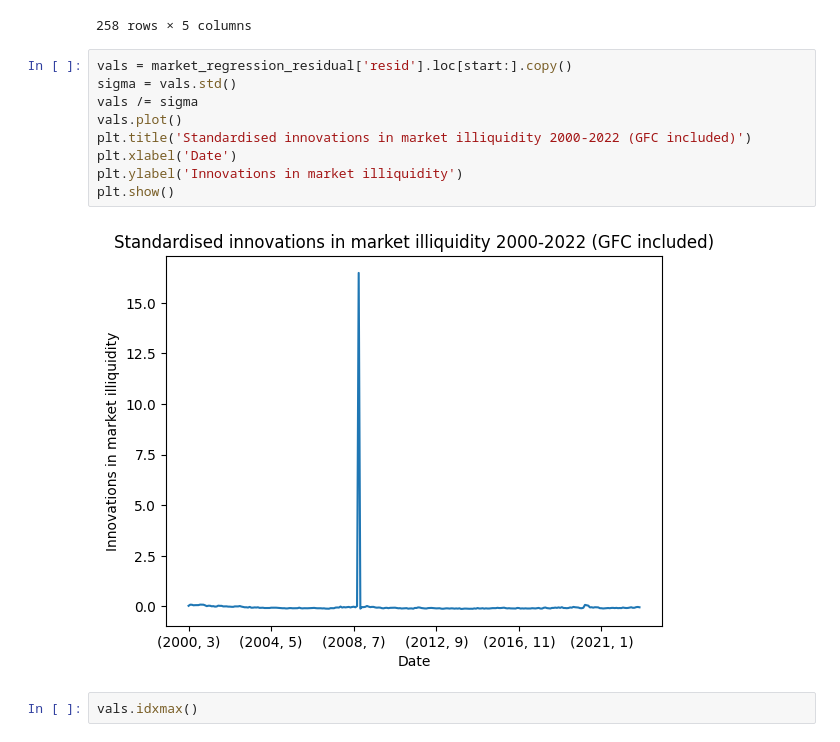
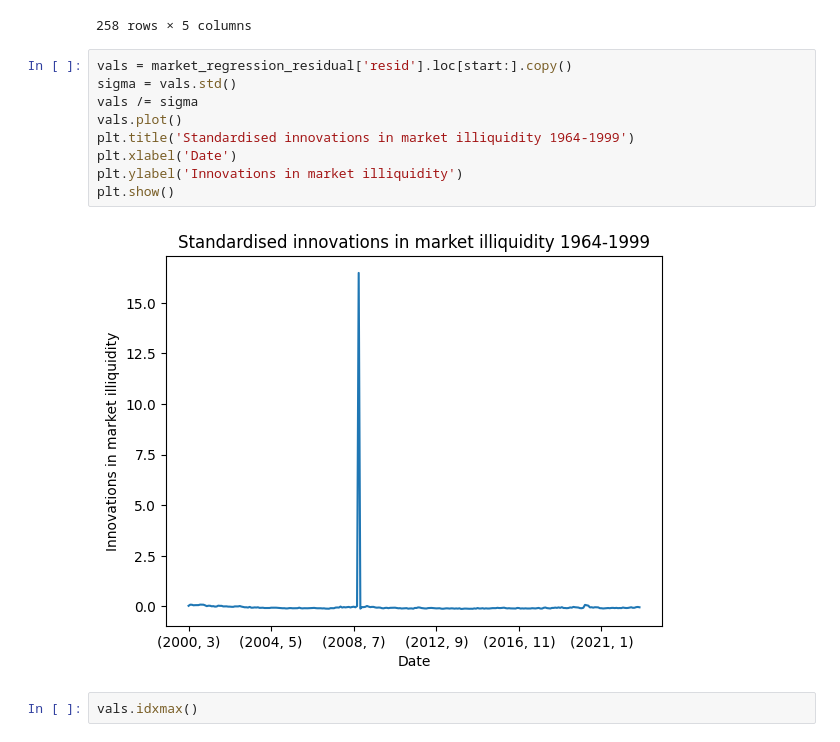
Before and after one commit to JMCG22/pm_cw, a Jupyter notebook: Data_combined_new_data.ipynb, the cells around one changed output. Cells and saved outputs as stored; diff of their text form.

```diff
--- a/Data_combined_new_data.ipynb
+++ b/Data_combined_new_data.ipynb
@@ -465,14 +465,14 @@ market_regression_residual[16:]
 # %%
 vals = market_regression_residual['resid'].loc[start:].copy()
 sigma = vals.std()
 vals /= sigma
 vals.plot()
-plt.title('Standardised innovations in market illiquidity 2000-2022 (GFC included)')
+plt.title('Standardised innovations in market illiquidity 1964-1999')
 plt.xlabel('Date')
 plt.ylabel('Innovations in market illiquidity')
 plt.show()
 # %% [output]
-[figure, old version]
+[figure, new version]
 # %%
 vals.idxmax()
 # %% [output]
```
Also changed, not shown: parts of 4 cells of this notebook.
